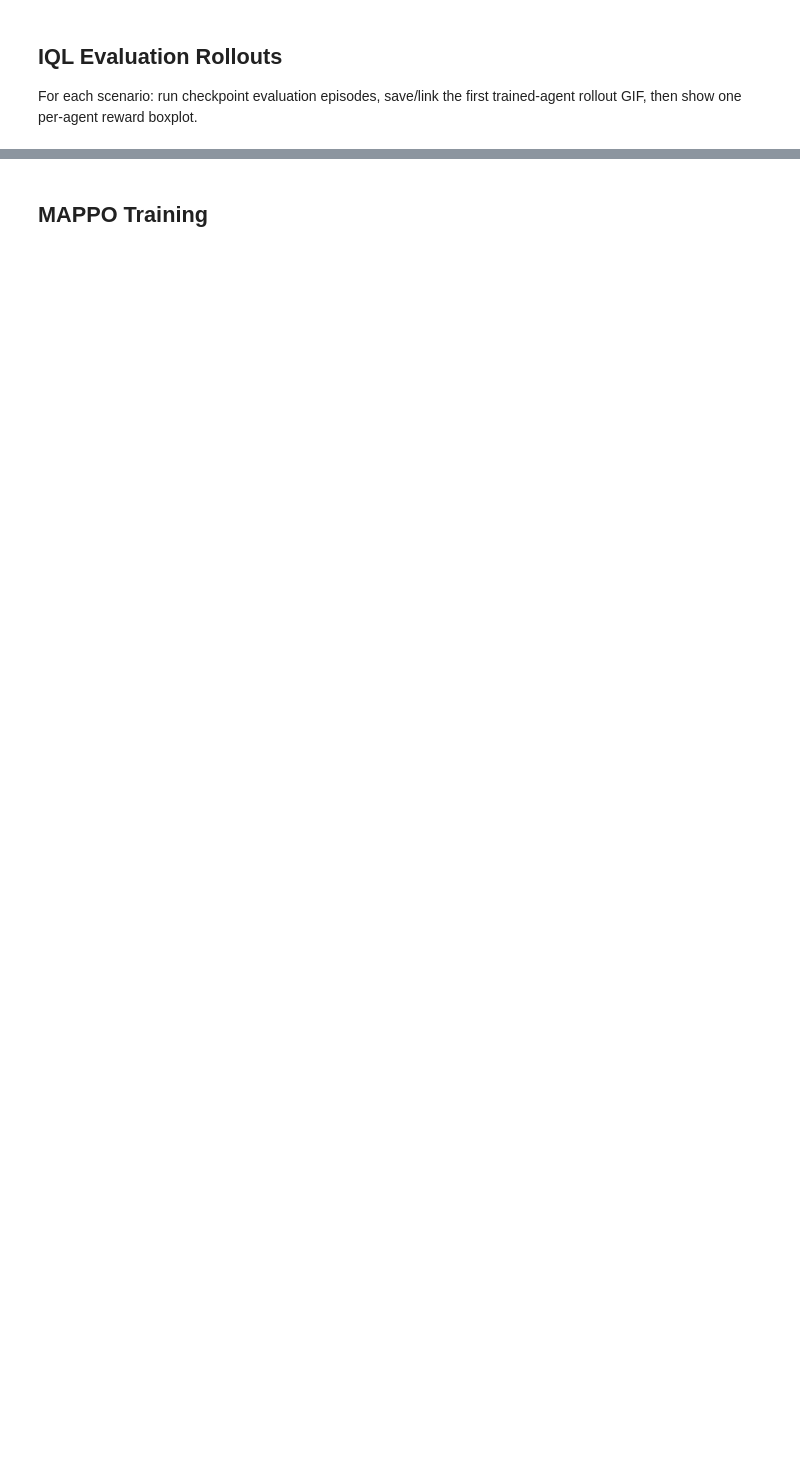
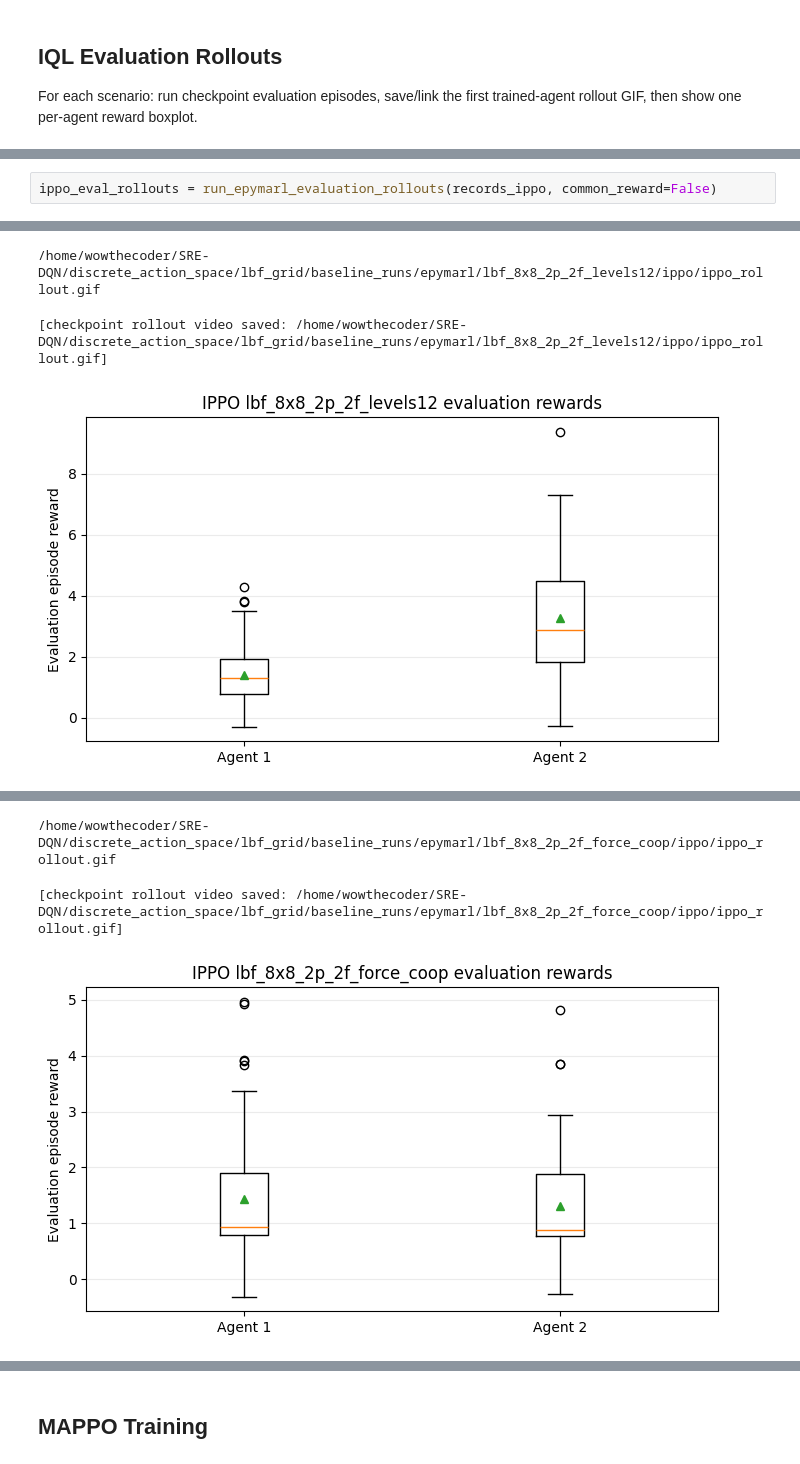
Before and after one commit to wowthecoder/SRE-DQN, a Jupyter notebook: discrete_action_space/lbf_grid/lbf_epymarl_baselines.ipynb, the cells around one changed output, grey strips where cells are left out. Saved outputs shown, nothing was run; the diff lists cells and outputs as text; blank space fills up the shorter version.

```diff
--- a/discrete_action_space/lbf_grid/lbf_epymarl_baselines.ipynb
+++ b/discrete_action_space/lbf_grid/lbf_epymarl_baselines.ipynb
@@ -477,0 +645,3 @@ iql_eval_rollouts = run_epymarl_evaluation_rollouts(records_iql, common_reward=F
+# %%
+ippo_eval_rollouts = run_epymarl_evaluation_rollouts(records_ippo, common_reward=False)
+# %% [output]
@@ -477,0 +667,3 @@ iql_eval_rollouts = run_epymarl_evaluation_rollouts(records_iql, common_reward=F
+/home/wowthecoder/SRE-DQN/discrete_action_space/lbf_grid/baseline_runs/epymarl/lbf_8x8_2p_2f_levels12/ippo/ippo_rollout.gif
+[checkpoint rollout video saved: /home/wowthecoder/SRE-DQN/discrete_action_space/lbf_grid/baseline_runs/epymarl/lbf_8x8_2p_2f_levels12/ippo/ippo_rollout.gif]
+[figure, added]
@@ -477,0 +689,3 @@ iql_eval_rollouts = run_epymarl_evaluation_rollouts(records_iql, common_reward=F
+/home/wowthecoder/SRE-DQN/discrete_action_space/lbf_grid/baseline_runs/epymarl/lbf_8x8_2p_2f_force_coop/ippo/ippo_rollout.gif
+[checkpoint rollout video saved: /home/wowthecoder/SRE-DQN/discrete_action_space/lbf_grid/baseline_runs/epymarl/lbf_8x8_2p_2f_force_coop/ippo/ippo_rollout.gif]
+[figure, added]
```
Also changed, not shown: parts of 33 cells of this notebook, 13 other files.
